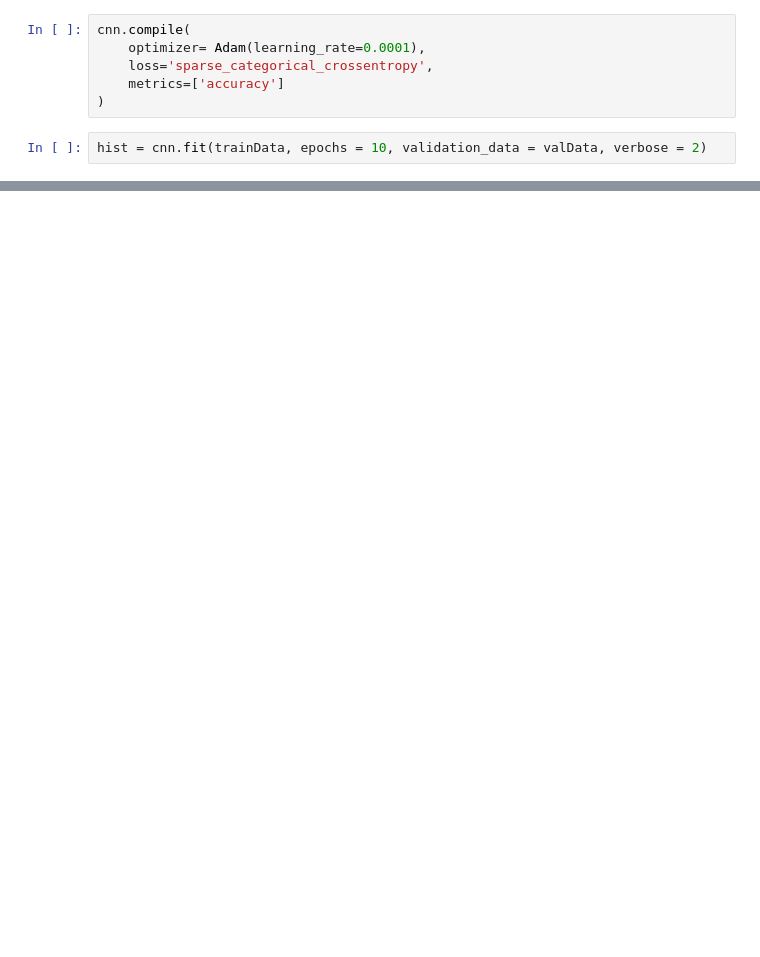
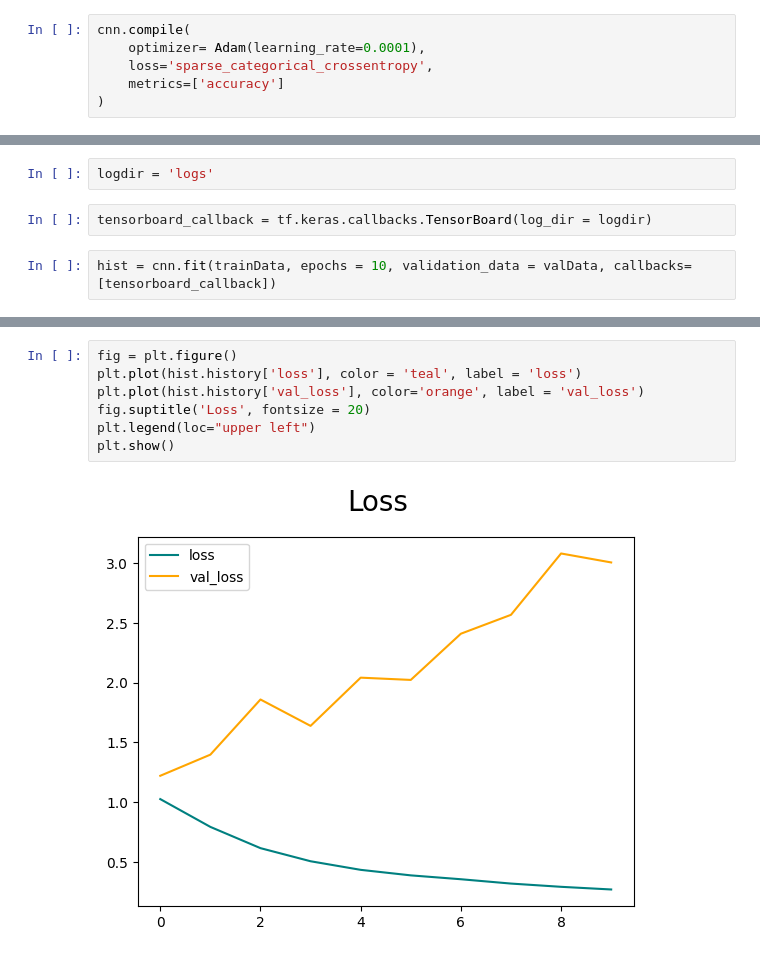
Before and after one commit to EmmanuelUka/ML-DL-Touch-NoTouch, a Jupyter notebook: touchFace.ipynb, the cells around one changed output, grey strips where cells are left out. Cells and saved outputs as stored; diff of their text form; blank space fills up the shorter version.

```diff
--- a/touchFace.ipynb
+++ b/touchFace.ipynb
@@ -97,5 +103,3 @@ cnn.compile(
     loss='sparse_categorical_crossentropy',
     metrics=['accuracy']
 )
-# %%
-hist = cnn.fit(trainData, epochs = 10, validation_data = valData, verbose = 2)
@@ -122,0 +108,6 @@ Epoch 10/10
+# %%
+logdir = 'logs'
+# %%
+tensorboard_callback = tf.keras.callbacks.TensorBoard(log_dir = logdir)
+# %%
+hist = cnn.fit(trainData, epochs = 10, validation_data = valData, callbacks=[tensorboard_callback])
@@ -122,0 +135,9 @@ Epoch 10/10
+# %%
+fig = plt.figure()
+plt.plot(hist.history['loss'], color = 'teal', label = 'loss')
+plt.plot(hist.history['val_loss'], color='orange', label = 'val_loss')
+fig.suptitle('Loss', fontsize = 20)
+plt.legend(loc="upper left")
+plt.show()
+# %% [output]
+[figure, added]
```
Also changed, not shown: parts of 14 cells of this notebook.
